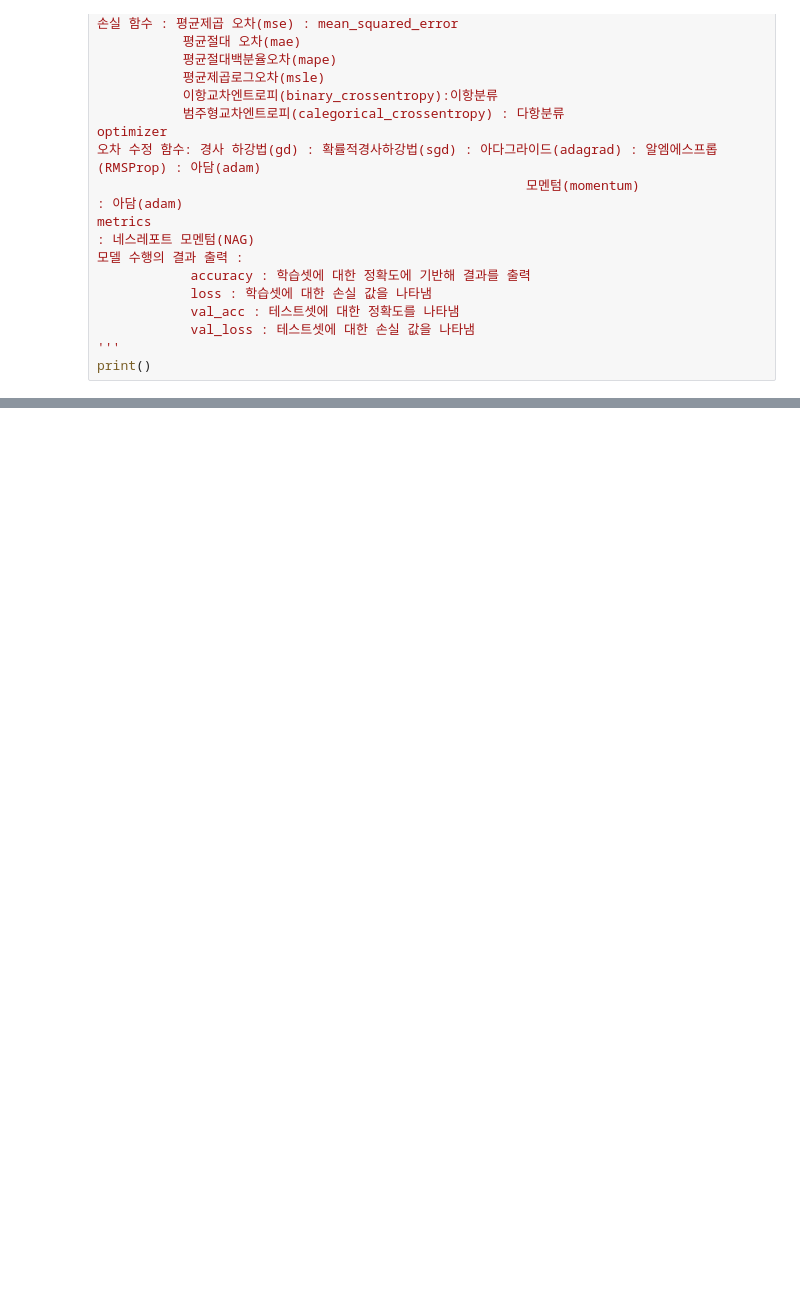
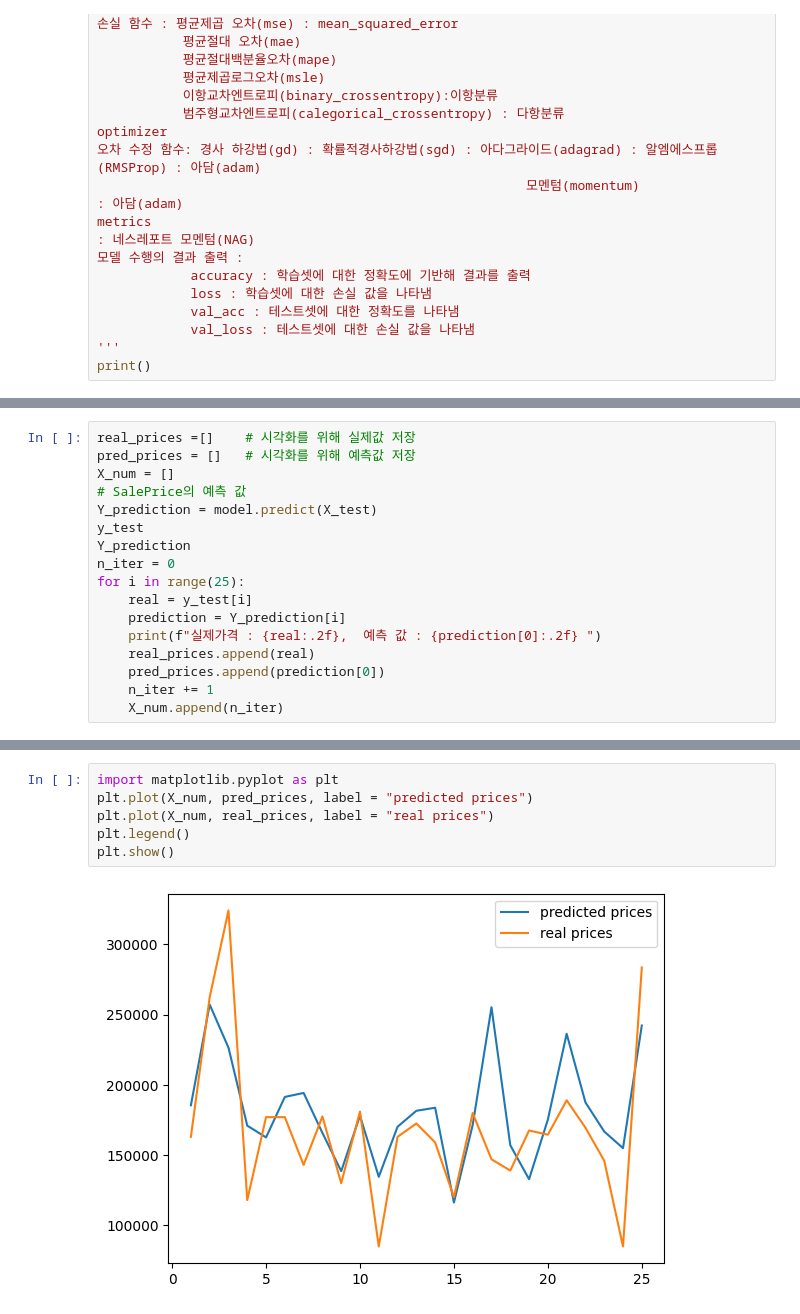
Before and after one commit to SoongMoo/soldesk20231218, a Jupyter notebook: Deep4Day.ipynb, the cells around one changed output, grey strips where cells are left out. Drawn from its saved outputs; the diff is of its cells as text; blank space fills up the shorter version.

```diff
--- a/Deep4Day.ipynb
+++ b/Deep4Day.ipynb
@@ -68,0 +100,17 @@ Name: SalePrice, Length: 1460, dtype: int64
+# %%
+real_prices =[]    # 시각화를 위해 실제값 저장
+pred_prices = []   # 시각화를 위해 예측값 저장
+X_num = []
+# SalePrice의 예측 값
+Y_prediction = model.predict(X_test)
+y_test
+Y_prediction
+n_iter = 0
+for i in range(25):
+    real = y_test[i]
+    prediction = Y_prediction[i]
+    print(f"실제가격 : {real:.2f},  예측 값 : {prediction[0]:.2f} ")
+    real_prices.append(real)
+    pred_prices.append(prediction[0])
+    n_iter += 1
+    X_num.append(n_iter)
@@ -68,0 +135,8 @@ Name: SalePrice, Length: 1460, dtype: int64
+# %%
+import matplotlib.pyplot as plt
+plt.plot(X_num, pred_prices, label = "predicted prices")
+plt.plot(X_num, real_prices, label = "real prices")
+plt.legend()
+plt.show()
+# %% [output]
+[figure, added]
```
Also changed, not shown: parts of 13 cells of this notebook.
